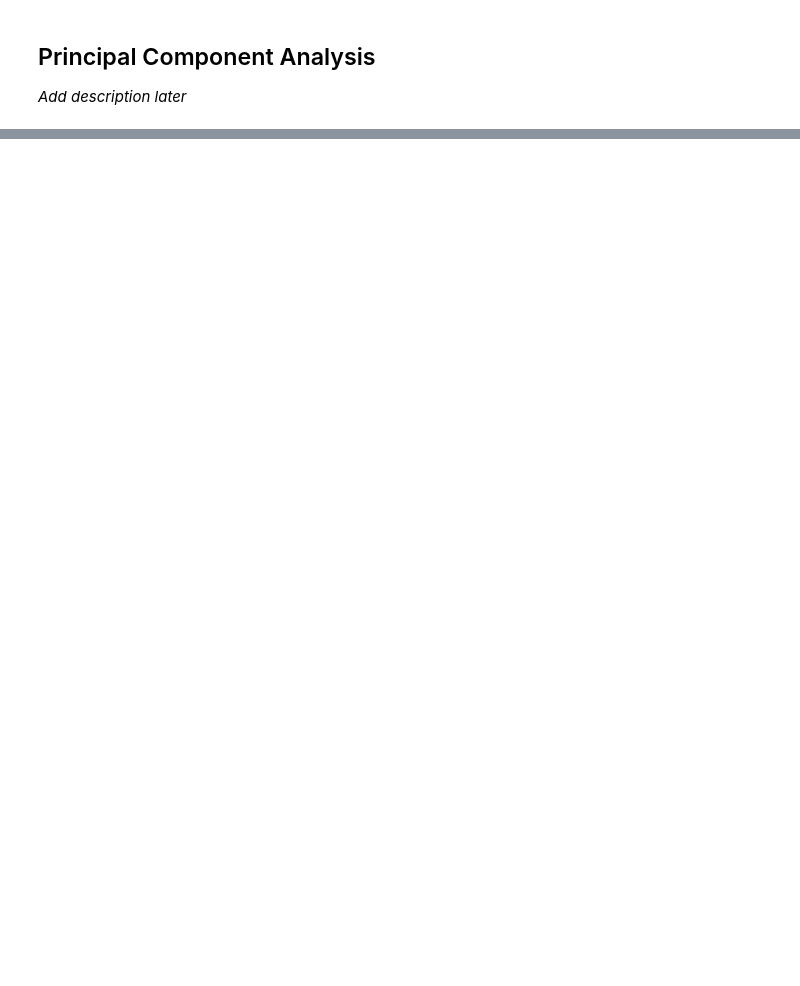
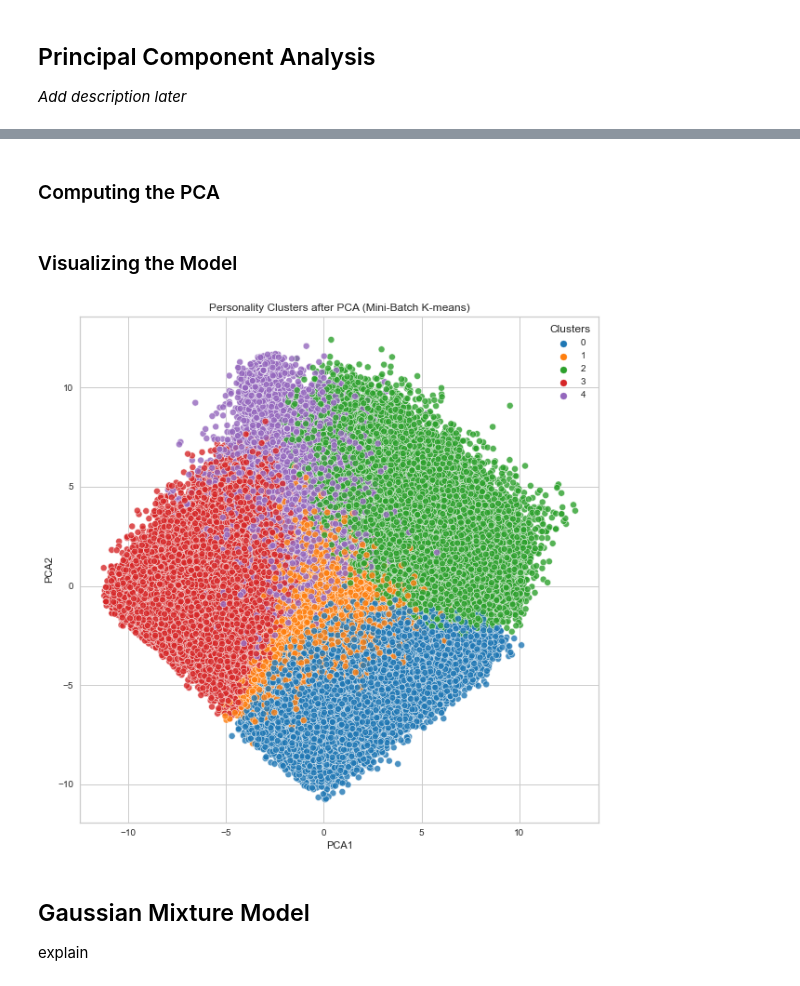
Before and after one commit to gavindizon/STINTSY, a Jupyter notebook: main.ipynb, the cells around one changed output, grey strips where cells are left out. Drawn from its saved outputs; the diff is of its cells as text; code cells hidden in the pictures; blank space fills up the shorter version.

```diff
--- a/main.ipynb
+++ b/main.ipynb
@@ -372,0 +437,8 @@ With the graph shown above, we can prove that `5` is the most optimal number for
+# %%
+df_mb = data
+
+mbKMeans = MiniBatchKMeans(n_clusters=5)
+mbKMeans.fit(df_mb)
+
+# Create a new column of clusters to predict the data
+df_mb['Cluster'] = mbKMeans.labels_
@@ -372,0 +471,20 @@ With the graph shown above, we can prove that `5` is the most optimal number for
+# %% [markdown]
+### Computing the PCA
+# %%
+pca_mb = PCA(n_components=2)
+pca_mb_fit = pca_mb.fit_transform(df_mb)
+
+df_pca_mb = pd.DataFrame(data=pca_mb_fit, columns=['PCA1', 'PCA2'])
+df_pca_mb['Clusters'] = mbKMeans.labels_
+# %% [markdown]
+### Visualizing the Model
+# %%
+plt.figure(figsize=(10,10))
+sns.scatterplot(data=df_pca_mb, x='PCA1', y='PCA2', hue='Clusters', palette='tab10', alpha=0.8)
+plt.title('Personality Clusters after PCA (Mini-Batch K-means)');
+# %% [output]
+[figure, added]
+# %% [markdown]
+## Gaussian Mixture Model
+
+explain
```
Also changed, not shown: parts of 22 cells of this notebook.
